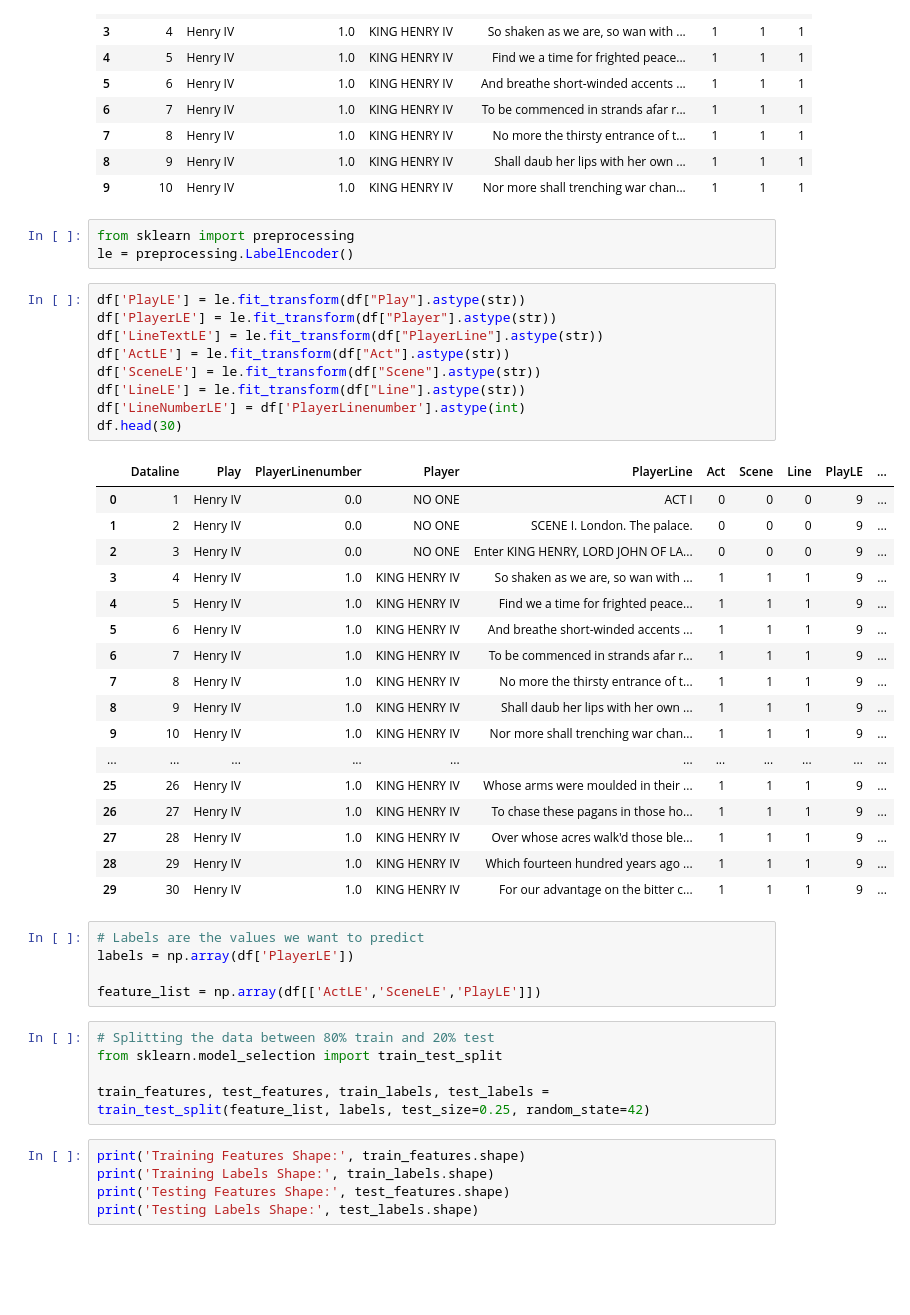
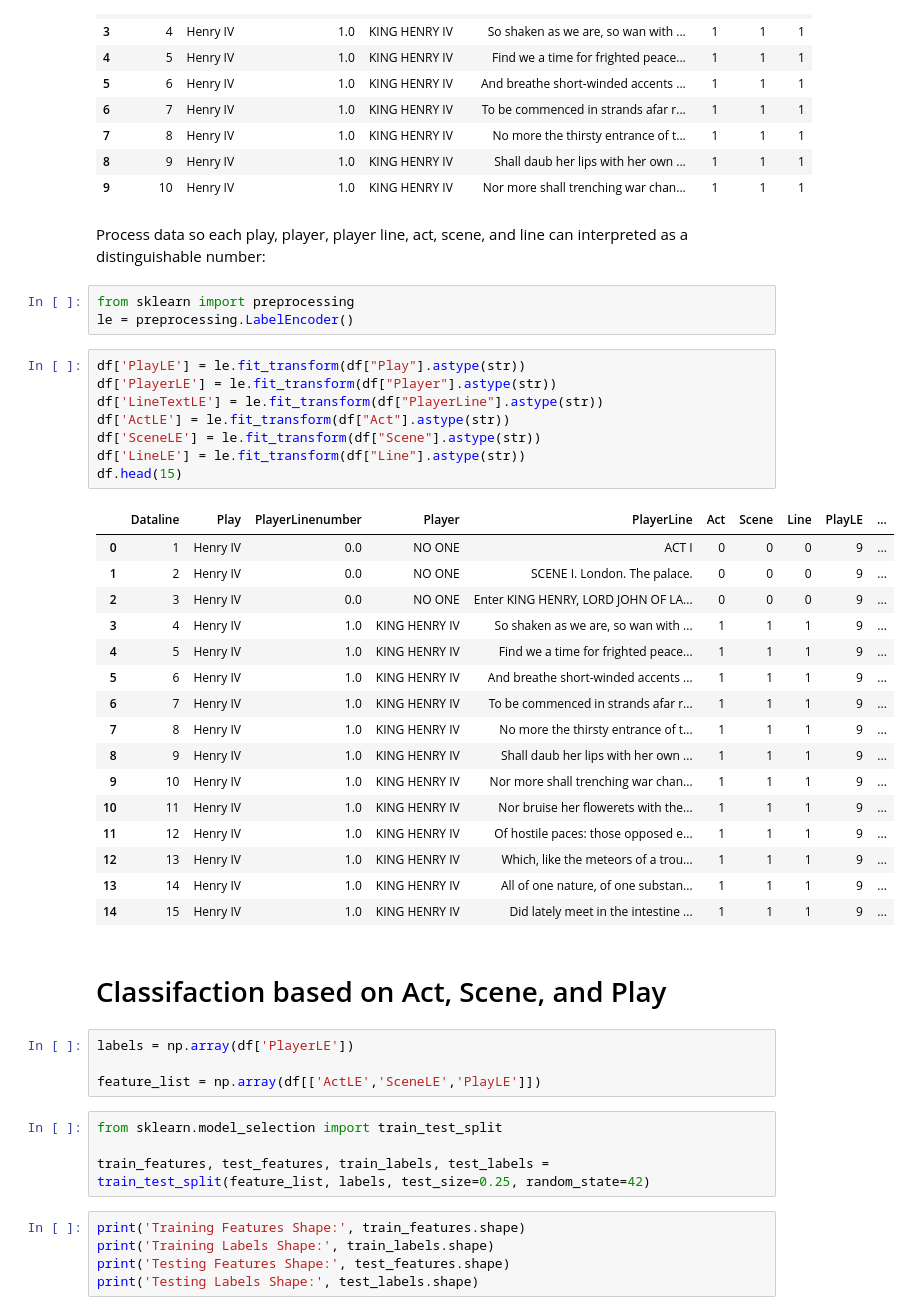
Before and after one commit to sandyr97/DataScience_Project2, a Jupyter notebook: notebooks/DS_Project2.ipynb, the cells around one changed output. Cells and saved outputs as stored; diff of their text form; blank space fills up the shorter version.

```diff
--- a/notebooks/DS_Project2.ipynb
+++ b/notebooks/DS_Project2.ipynb
@@ -90,43 +92,43 @@ df.head(10)
 | 7 | 8 | Henry IV | 1.0 | KING HENRY IV | No more the thirsty entrance of t... | 1 | 1 | 1 |
 | 8 | 9 | Henry IV | 1.0 | KING HENRY IV | Shall daub her lips with her own ... | 1 | 1 | 1 |
 | 9 | 10 | Henry IV | 1.0 | KING HENRY IV | Nor more shall trenching war chan... | 1 | 1 | 1 |
+# %% [markdown]
+Process data so each play, player, player line, act, scene, and line can interpreted as a distinguishable number:
 # %%
 from sklearn import preprocessing
 le = preprocessing.LabelEncoder()
 # %%
 df['PlayLE'] = le.fit_transform(df["Play"].astype(str))
 df['PlayerLE'] = le.fit_transform(df["Player"].astype(str))
 df['LineTextLE'] = le.fit_transform(df["PlayerLine"].astype(str))
 df['ActLE'] = le.fit_transform(df["Act"].astype(str))
 df['SceneLE'] = le.fit_transform(df["Scene"].astype(str))
 df['LineLE'] = le.fit_transform(df["Line"].astype(str))
-df['LineNumberLE'] = df['PlayerLinenumber'].astype(int)
-df.head(30)
+df.head(15)
 # %% [output]
 |  | Dataline | Play | PlayerLinenumber | Player | PlayerLine | Act | Scene | Line | PlayLE | ... |
 | 0 | 1 | Henry IV | 0.0 | NO ONE | ACT I | 0 | 0 | 0 | 9 | ... |
 | 1 | 2 | Henry IV | 0.0 | NO ONE | SCENE I. London. The palace. | 0 | 0 | 0 | 9 | ... |
 | 2 | 3 | Henry IV | 0.0 | NO ONE | Enter KING HENRY, LORD JOHN OF LA... | 0 | 0 | 0 | 9 | ... |
 | 3 | 4 | Henry IV | 1.0 | KING HENRY IV | So shaken as we are, so wan with ... | 1 | 1 | 1 | 9 | ... |
 | 4 | 5 | Henry IV | 1.0 | KING HENRY IV | Find we a time for frighted peace... | 1 | 1 | 1 | 9 | ... |
 | 5 | 6 | Henry IV | 1.0 | KING HENRY IV | And breathe short-winded accents ... | 1 | 1 | 1 | 9 | ... |
 | 6 | 7 | Henry IV | 1.0 | KING HENRY IV | To be commenced in strands afar r... | 1 | 1 | 1 | 9 | ... |
 | 7 | 8 | Henry IV | 1.0 | KING HENRY IV | No more the thirsty entrance of t... | 1 | 1 | 1 | 9 | ... |
 | 8 | 9 | Henry IV | 1.0 | KING HENRY IV | Shall daub her lips with her own ... | 1 | 1 | 1 | 9 | ... |
 | 9 | 10 | Henry IV | 1.0 | KING HENRY IV | Nor more shall trenching war chan... | 1 | 1 | 1 | 9 | ... |
-| ... | ... | ... | ... | ... | ... | ... | ... | ... | ... | ... |
-| 25 | 26 | Henry IV | 1.0 | KING HENRY IV | Whose arms were moulded in their ... | 1 | 1 | 1 | 9 | ... |
-| 26 | 27 | Henry IV | 1.0 | KING HENRY IV | To chase these pagans in those ho... | 1 | 1 | 1 | 9 | ... |
-| 27 | 28 | Henry IV | 1.0 | KING HENRY IV | Over whose acres walk'd those ble... | 1 | 1 | 1 | 9 | ... |
-| 28 | 29 | Henry IV | 1.0 | KING HENRY IV | Which fourteen hundred years ago ... | 1 | 1 | 1 | 9 | ... |
-| 29 | 30 | Henry IV | 1.0 | KING HENRY IV | For our advantage on the bitter c... | 1 | 1 | 1 | 9 | ... |
+| 10 | 11 | Henry IV | 1.0 | KING HENRY IV | Nor bruise her flowerets with the... | 1 | 1 | 1 | 9 | ... |
+| 11 | 12 | Henry IV | 1.0 | KING HENRY IV | Of hostile paces: those opposed e... | 1 | 1 | 1 | 9 | ... |
+| 12 | 13 | Henry IV | 1.0 | KING HENRY IV | Which, like the meteors of a trou... | 1 | 1 | 1 | 9 | ... |
+| 13 | 14 | Henry IV | 1.0 | KING HENRY IV | All of one nature, of one substan... | 1 | 1 | 1 | 9 | ... |
+| 14 | 15 | Henry IV | 1.0 | KING HENRY IV | Did lately meet in the intestine ... | 1 | 1 | 1 | 9 | ... |
+# %% [markdown]
+# Classifaction based on Act, Scene, and Play
 # %%
-# Labels are the values we want to predict
 labels = np.array(df['PlayerLE'])
 
 feature_list = np.array(df[['ActLE','SceneLE','PlayLE']])
 # %%
-# Splitting the data between 80% train and 20% test
 from sklearn.model_selection import train_test_split
 
 train_features, test_features, train_labels, test_labels = train_test_split(feature_list, labels, test_size=0.25, random_state=42)
```
Also changed, not shown: parts of 14 cells of this notebook, 4 other files.
